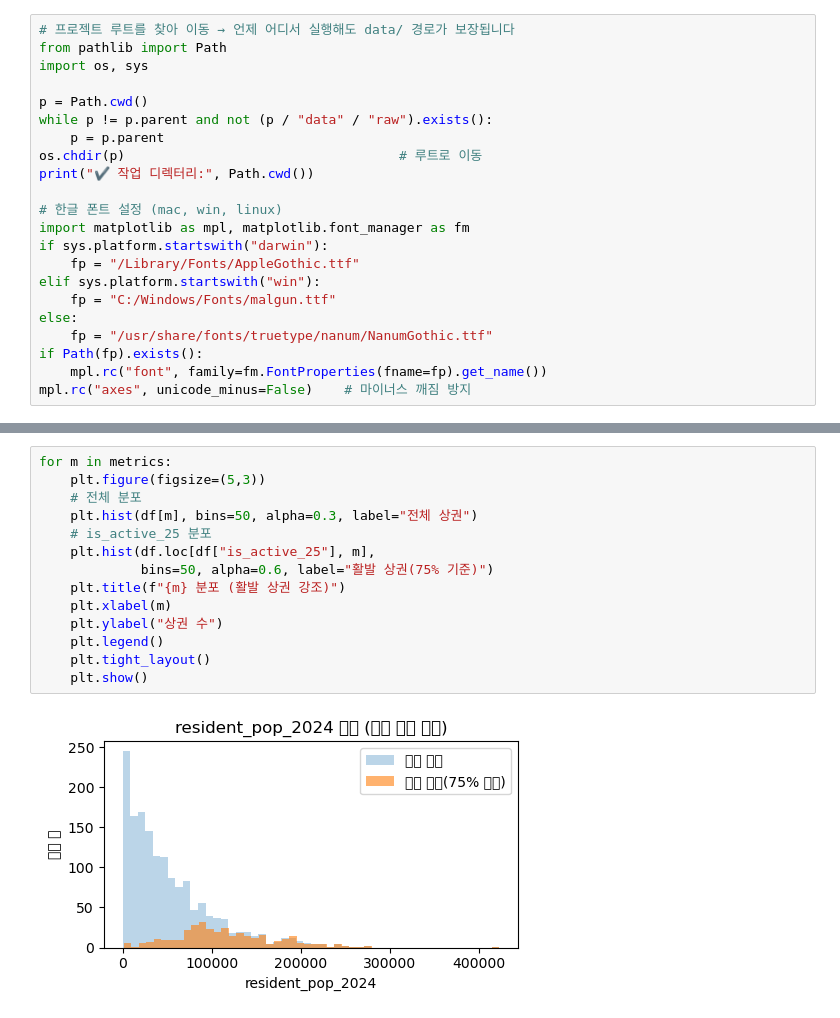
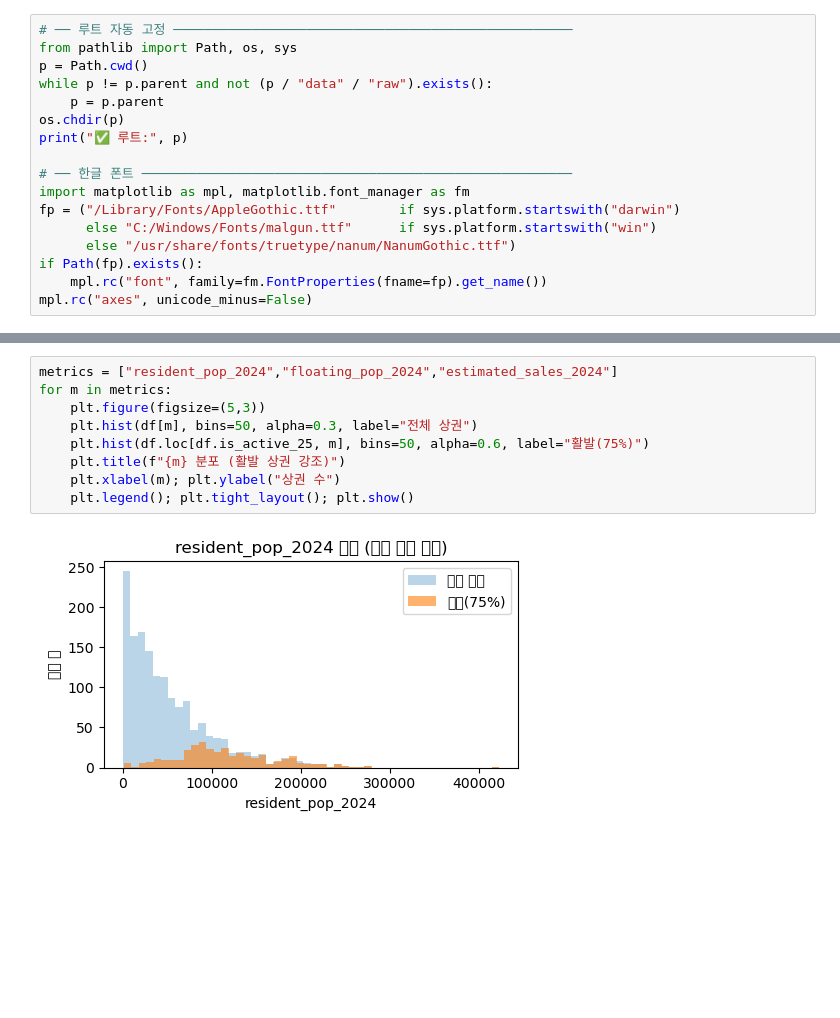
Before and after one commit to bichae777/active-zones-report, a Jupyter notebook: notebooks/03-visualize_results.ipynb, the cells around one changed output, grey strips where cells are left out. Drawn from its saved outputs; the diff is of its cells as text; blank space fills up the shorter version.

```diff
--- a/notebooks/03-visualize_results.ipynb
+++ b/notebooks/03-visualize_results.ipynb
@@ -1,23 +1,18 @@
 # %%
-# 프로젝트 루트를 찾아 이동 → 언제 어디서 실행해도 data/ 경로가 보장됩니다
-from pathlib import Path
-import os, sys
-
+# ── 루트 자동 고정 ───────────────────────────────────────────────────
+from pathlib import Path, os, sys
 p = Path.cwd()
 while p != p.parent and not (p / "data" / "raw").exists():
     p = p.parent
-os.chdir(p)                                   # 루트로 이동
-print("✔️ 작업 디렉터리:", Path.cwd())
+os.chdir(p)
+print("✅ 루트:", p)
 
-# 한글 폰트 설정 (mac, win, linux)
+# ── 한글 폰트 ───────────────────────────────────────────────────────
 import matplotlib as mpl, matplotlib.font_manager as fm
-if sys.platform.startswith("darwin"):
-    fp = "/Library/Fonts/AppleGothic.ttf"
-elif sys.platform.startswith("win"):
-    fp = "C:/Windows/Fonts/malgun.ttf"
-else:
-    fp = "/usr/share/fonts/truetype/nanum/NanumGothic.ttf"
+fp = ("/Library/Fonts/AppleGothic.ttf"        if sys.platform.startswith("darwin")
+      else "C:/Windows/Fonts/malgun.ttf"      if sys.platform.startswith("win")
+      else "/usr/share/fonts/truetype/nanum/NanumGothic.ttf")
 if Path(fp).exists():
     mpl.rc("font", family=fm.FontProperties(fname=fp).get_name())
-mpl.rc("axes", unicode_minus=False)    # 마이너스 깨짐 방지
+mpl.rc("axes", unicode_minus=False)
 # %% [output]
@@ -76,16 +66,11 @@ plt.show()
 # %%
+metrics = ["resident_pop_2024","floating_pop_2024","estimated_sales_2024"]
 for m in metrics:
     plt.figure(figsize=(5,3))
-    # 전체 분포
     plt.hist(df[m], bins=50, alpha=0.3, label="전체 상권")
-    # is_active_25 분포
-    plt.hist(df.loc[df["is_active_25"], m],
-             bins=50, alpha=0.6, label="활발 상권(75% 기준)")
+    plt.hist(df.loc[df.is_active_25, m], bins=50, alpha=0.6, label="활발(75%)")
     plt.title(f"{m} 분포 (활발 상권 강조)")
-    plt.xlabel(m)
-    plt.ylabel("상권 수")
-    plt.legend()
-    plt.tight_layout()
-    plt.show()
+    plt.xlabel(m); plt.ylabel("상권 수")
+    plt.legend(); plt.tight_layout(); plt.show()
 # %% [output]
-[figure, old version]
+[figure, new version]
```
Also changed, not shown: parts of 18 cells of this notebook, 7 other files.
